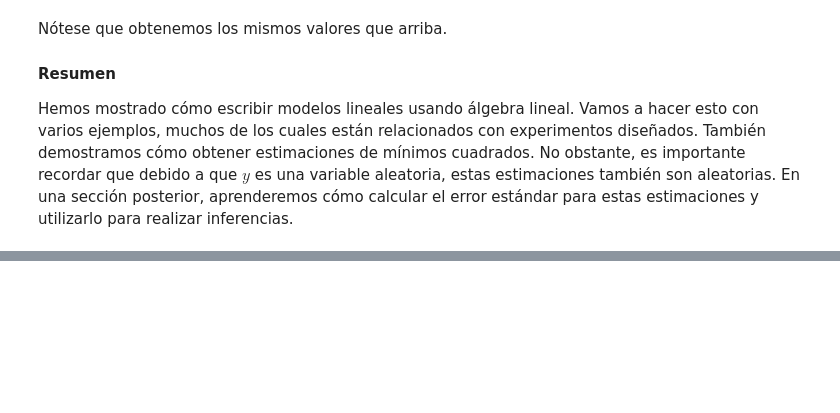
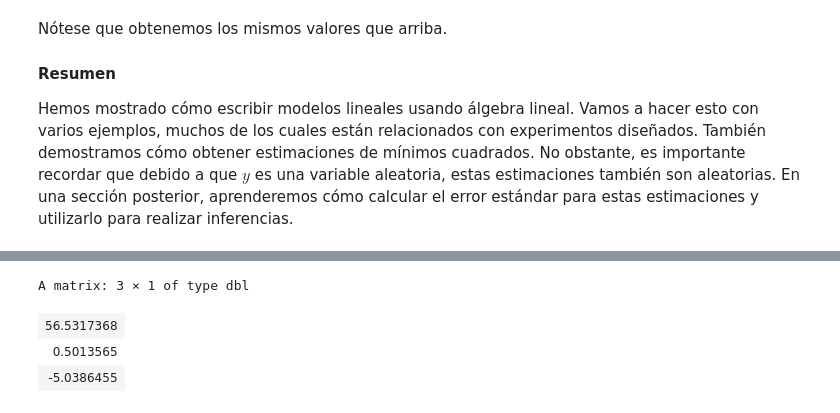
Before and after one commit to jabernalv/labs, a Jupyter notebook: matrixalg/matrix_algebra_examples_R.ipynb, the cells around one changed output, grey strips where cells are left out. Cells and saved outputs as stored; diff of their text form; code cells hidden in the pictures; blank space fills up the shorter version.

```diff
--- a/matrixalg/matrix_algebra_examples_R.ipynb
+++ b/matrixalg/matrix_algebra_examples_R.ipynb
@@ -292,0 +344,10 @@ Hemos mostrado cómo escribir modelos lineales usando álgebra lineal. Vamos a h
+# %%
+QR <- qr(X)
+Q <- qr.Q(QR)
+R <- qr.R(QR)
+backsolve(R, crossprod(Q,y))
+# %% [output]
+A matrix: 3 × 1 of type dbl
+| 56.5317368 |
+| 0.5013565 |
+| -5.0386455 |
```
Also changed, not shown: parts of 6 cells of this notebook, 2 other files.
